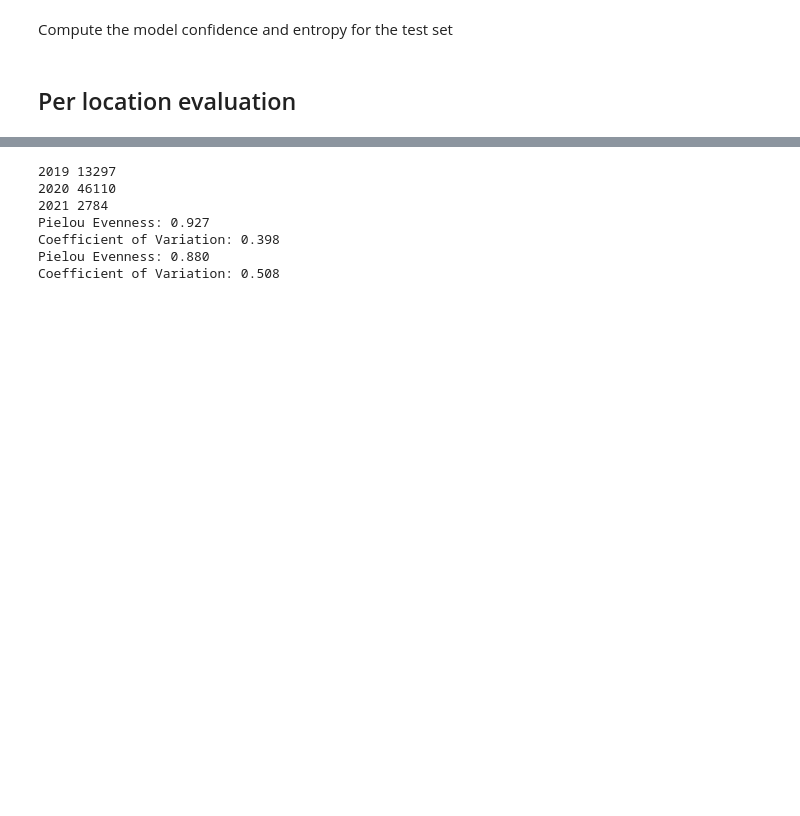
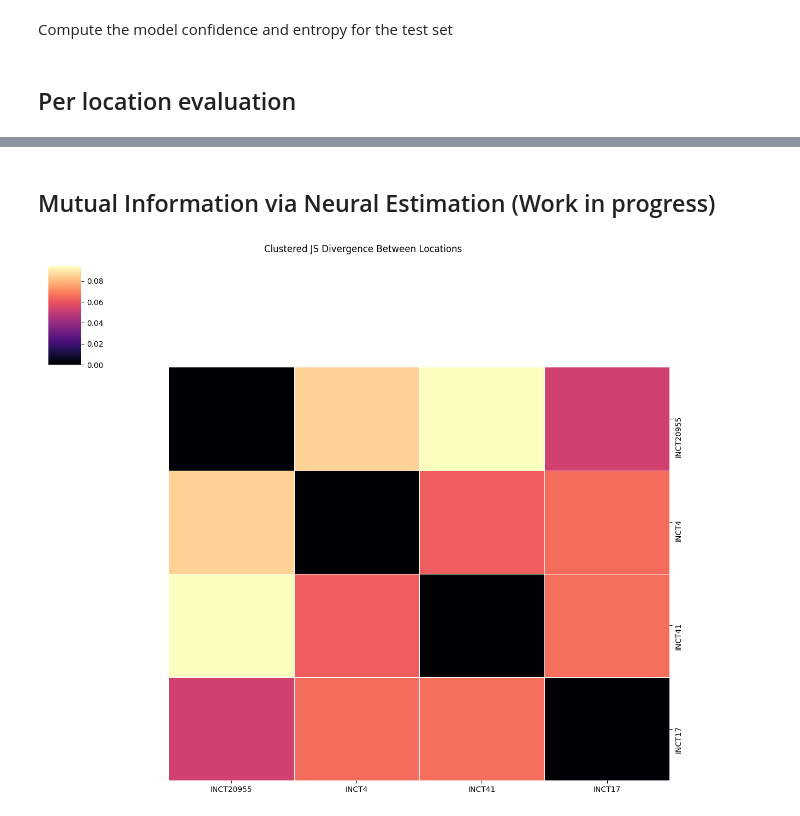
Before and after one commit to BenMcEwen1/Stratified-Sampling, a Jupyter notebook: spatiotemporal_stratified.ipynb, the cells around one changed output, grey strips where cells are left out. Drawn from its saved outputs; the diff is of its cells as text; code cells hidden in the pictures; blank space fills up the shorter version.

```diff
--- a/spatiotemporal_stratified.ipynb
+++ b/spatiotemporal_stratified.ipynb
@@ -376,3 +390,5 @@ def coefficient_of_variation(values):
+# %% [markdown]
+## Mutual Information via Neural Estimation (Work in progress)
 # %%
 # --- Model Hyperparameters ---
 learning_rate = 0.01
@@ -399,15 +447,15 @@ scheduler = ReduceLROnPlateau(optimizer, mode='max', factor=0.5, patience=1, min
 # %%
 # --- Active Learning Hyperparameters ---
-n_samples = 20
-initial_samples = 100
+n_samples = 5
+initial_samples = 25
 accumulation = True
 
-initial_sampling_mode = "random"
-sampling_mode = "cluster"
-sub_sampling_mode = "binary"
-strata_mode = "temporal"
+initial_sampling_mode = "stratified"
+sampling_mode = "stratified"
+sub_sampling_mode = "random"
+strata_mode = "spatial"
 
-posthoc_sampling = True
+posthoc_sampling = False
 posthoc_target = 20
 # ---
 
@@ -418,8 +466,6 @@ if strata_mode == "spatial":
 elif strata_mode == "temporal":
     sorted_indices_train = temporal_split(train_filenames)
 
-[print(k, len(v)) for k, v in sorted_indices_train.items()]
-
 strata_mAP, strata_mAE = stratified_evaluation(sorted_indices_train, y_pred, y_true, uncertainty, plot=False)
 
 # Stratafied sampling
@@ -428,7 +474,7 @@ sampling = UncertaintyQuantification(tensor_x_train, tensor_y_train, n_samples)
 if initial_sampling_mode == "stratified":
     strata_idx = sampling.stratified(model, sorted_indices_train, method=sub_sampling_mode)
 
-    # location = "INCT17"
+    # location = "INCT41"
     # idx = strata_idx[location]
     # embeddings = tensor_x_train[idx]
     # labels = tensor_y_train[idx]
@@ -445,8 +491,7 @@ indices = list(idx)
 embeddings = tensor_x_train[idx]
 labels = tensor_y_train[idx]
 
-train_dataset = TensorDataset(embeddings, labels)
-train_loader = DataLoader(train_dataset, batch_size=batch_size, shuffle=True)
+train_loader = DataLoader(TensorDataset(embeddings, labels, torch.tensor(indices)), batch_size=batch_size, shuffle=True)
 
 y_pred_test, y_true_test, uncertainty, = predictions(tensor_x_test, tensor_y_test, model=model) # Recompute predictions/uncertanty using updated model
 
@@ -461,14 +506,11 @@ initial_results = {"strata": list(sorted_indices_train.keys()),
                    "mAE": strata_mAE}
 
 initial_results_df = pd.DataFrame(initial_results)
-# %% [output]
-2019 13297
-2020 46110
-2021 2784
-Pielou Evenness: 0.927
-Coefficient of Variation: 0.398
-Pielou Evenness: 0.880
-Coefficient of Variation: 0.508
+# %%
+
+correlation(sorted_indices_train, embeddings=tensor_x_train, mode="embedding")
+# %% [output]
+[figure, added]
 # %%
 
 all_selected = indices.copy()
```
Also changed, not shown: parts of 17 cells of this notebook, 6 other files.
